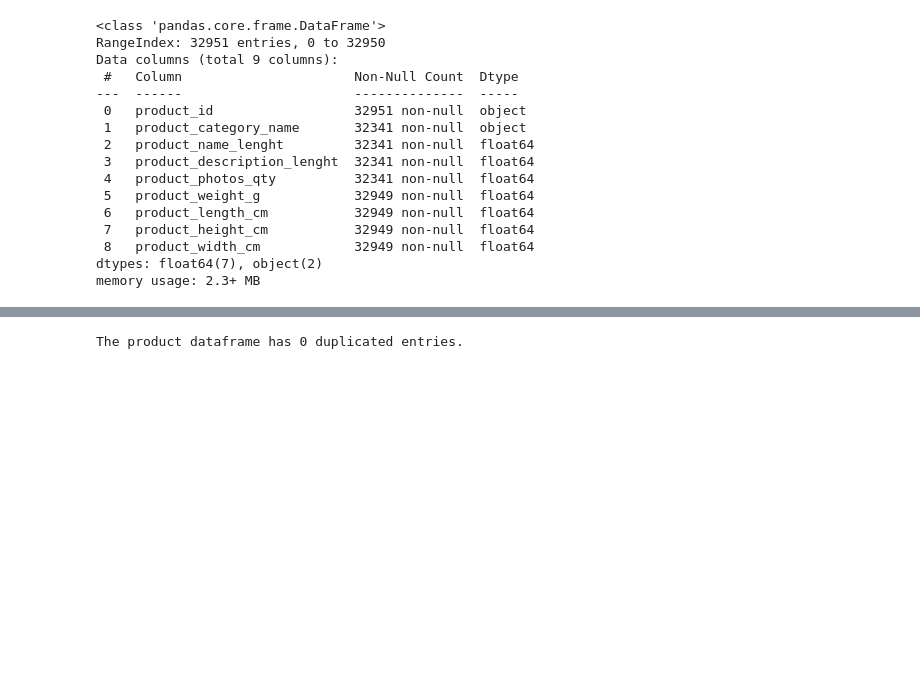
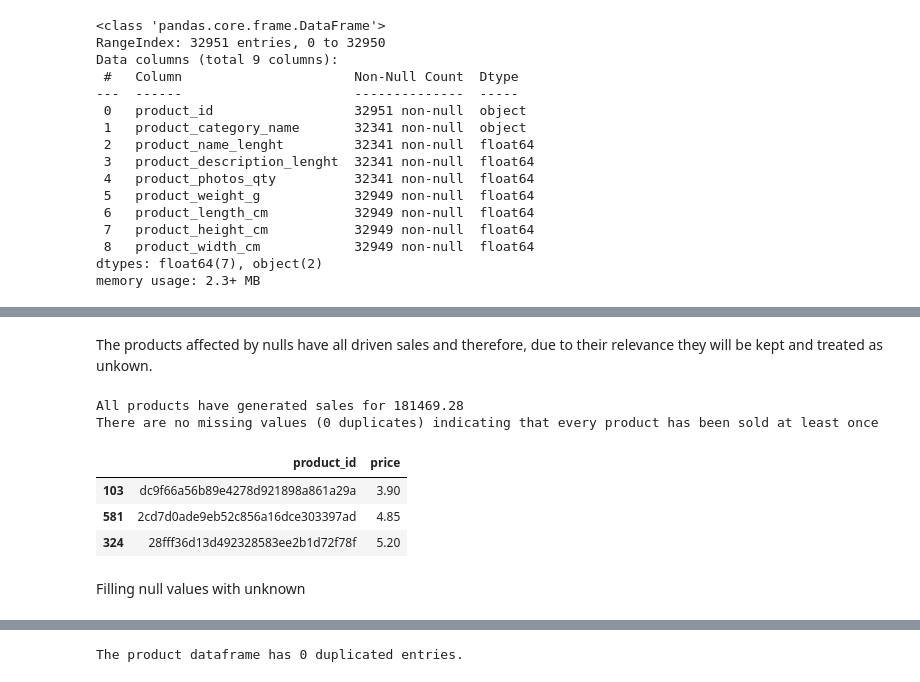
Before and after one commit to alfalfal/business_performance_analysis, a Jupyter notebook: EDA-and-modeling.ipynb, the cells around one changed output, grey strips where cells are left out. Saved outputs shown, nothing was run; the diff lists cells and outputs as text; code cells hidden in the pictures; blank space fills up the shorter version.

```diff
--- a/EDA-and-modeling.ipynb
+++ b/EDA-and-modeling.ipynb
@@ -114,0 +147,4 @@ memory usage: 6.0+ MB
+# %%
+# TRANSFORM THE SHIPPING_LIMIT_DATE DATA TYPE FROM OBJECT TO DATE
+
+order_items['shipping_limit_date'] = pd.to_datetime(order_items['shipping_limit_date'], errors= 'coerce')
@@ -118,6 +162,10 @@ memory usage: 6.0+ MB
 print(f'The order items dataframe has {order_items.duplicated().sum()} duplicated entries.')
 # %% [output]
 The order items dataframe has 0 duplicated entries.
+# %%
+# DROP DUPLICATES -- IN CASE OF FUTURE ENTRIES --
+
+order_items = order_items.drop_duplicates()
 # %% [markdown]
 The number of unique values in the order_id column (98,666) is lower than the total number of records in the orders DataFrame (99,491). This discrepancy is likely due to orders that were canceled, recently placed, or are still in an initial status but went lost
 
@@ -365,0 +439,35 @@ memory usage: 2.3+ MB
+# %% [markdown]
+The products affected by nulls have all driven sales and therefore, due to their relevance they will be kept and treated as unkown.
+# %%
+# CREATE A DATA FRAME WITH ALL NULLS
+
+products_nulls = products.loc[products.isnull().any(axis=1)]
+
+# CREATE A DATA FRAME WITH REVENUEW GENERATED BY EACH PRODUCT
+
+products_revenue = order_items[['product_id', 'price']].groupby(by= 'product_id', as_index= False).sum()
+# %%
+# JOIN THE PRODUCTS WITH NULLS AND THEIR REVENUE
+
+products_null_revenue = pd.merge(left= products_nulls['product_id'] ,right= products_revenue, how= 'inner', on= 'product_id')
+# %%
+# CHECK THE TOTAL REVENUE GENERATED BY THE PRODUCTS AFFECTED BY NULLS
+
+print(f'All products have generated sales for {products_null_revenue.price.sum()}')
+
+# CHECK IF THERE ARE NULLS IN THE PRICE COLUMN
+
+print(f'There are no missing values ({products_null_revenue.price.isnull().sum()} duplicates) indicating that every product has been sold at least once')
+
+# DISPLAY THE TOP THREE ENTRIES STARTING BY THE LOWEST REVENUE
+
+products_null_revenue.sort_values(by= 'price').head(3)
+# %% [output]
+All products have generated sales for 181469.28
+There are no missing values (0 duplicates) indicating that every product has been sold at least once
+|  | product_id | price |
+| 103 | dc9f66a56b89e4278d921898a861a29a | 3.90 |
+| 581 | 2cd7d0ade9eb52c856a16dce303397ad | 4.85 |
+| 324 | 28fff36d13d492328583ee2b1d72f78f | 5.20 |
+# %% [markdown]
+Filling null values with unknown
```
Also changed, not shown: parts of 26 cells of this notebook.
